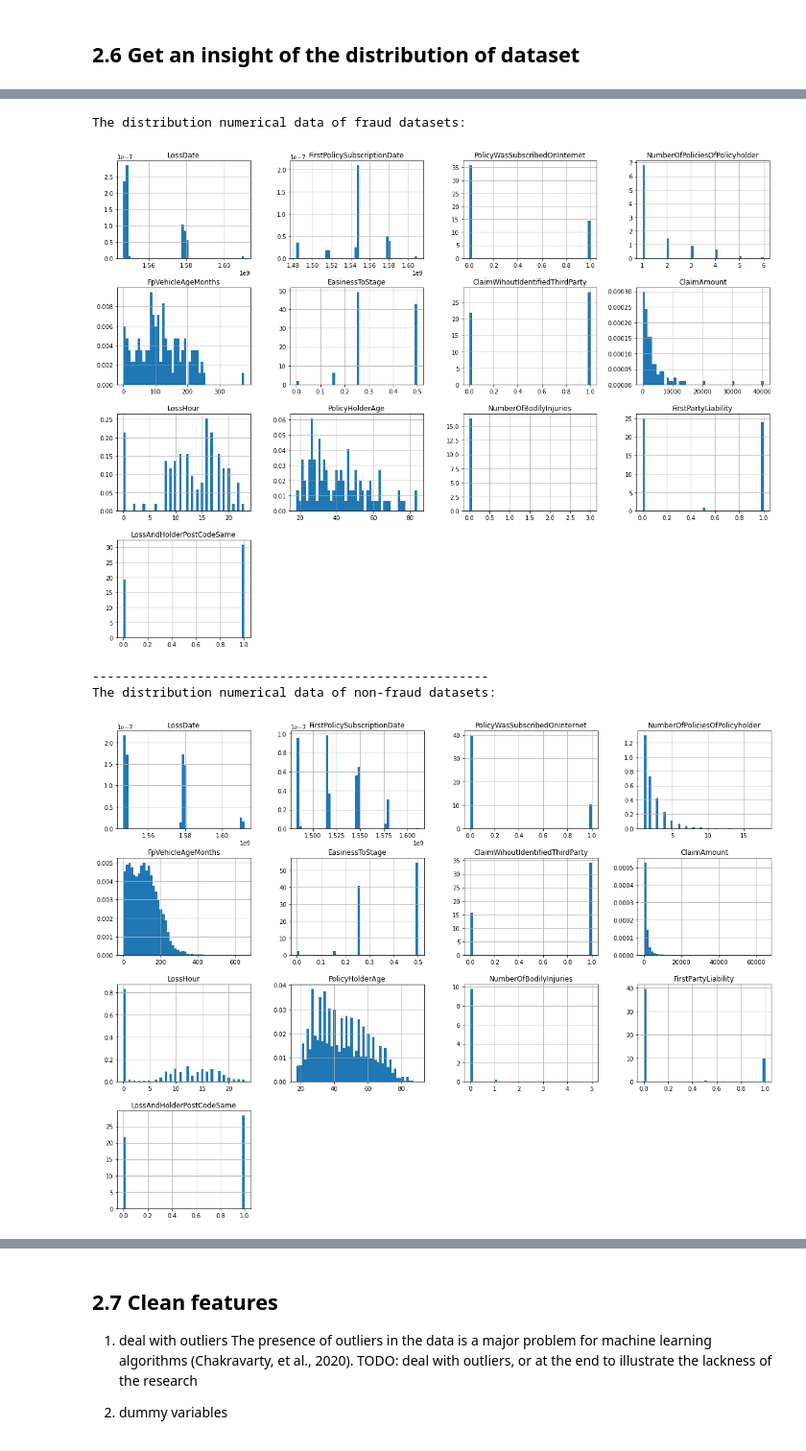
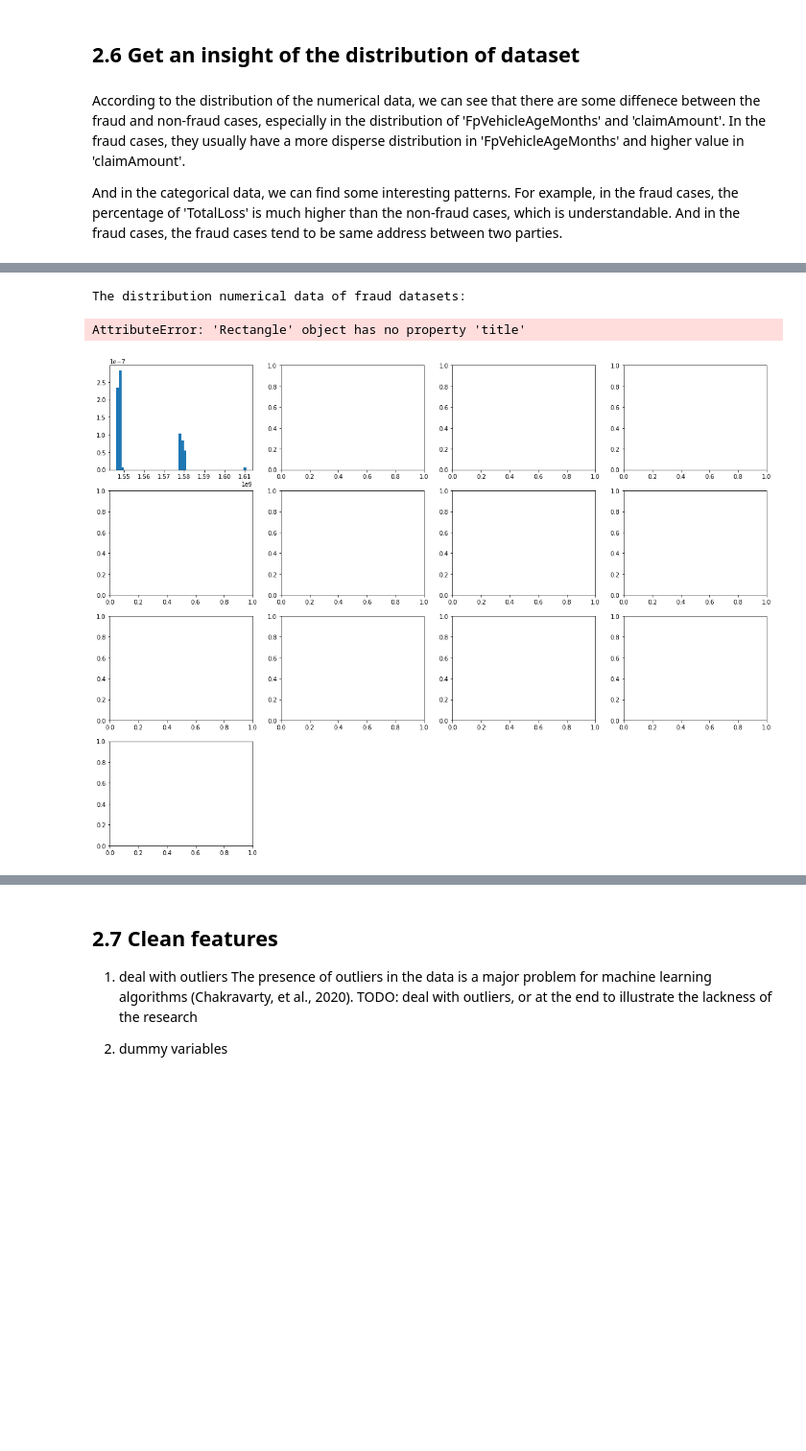
Before and after one commit to ba-group-projects/insurance-fraud-detection, a Jupyter notebook: main-update.ipynb, the cells around one changed output, grey strips where cells are left out. Shown at 96% size. Drawn from its saved outputs; the diff is of its cells as text; code cells hidden in the pictures; blank space fills up the shorter version.

```diff
--- a/main-update.ipynb
+++ b/main-update.ipynb
@@ -354,6 +354,10 @@ df['LossDate'] = df['LossDate'].apply(lambda x:datetime.datetime.strptime(x,'%d.
 df['FirstPolicySubscriptionDate'] = df['FirstPolicySubscriptionDate'].apply(lambda x:datetime.datetime.strptime(x,'%d.%M.%y').timestamp())
 # %% [markdown]
 ## 2.6 Get an insight of the distribution of dataset
+# %% [markdown]
+According to the distribution of the numerical data, we can see that there are some diffenece between the fraud and non-fraud cases, especially in the distribution of 'FpVehicleAgeMonths' and 'claimAmount'. In the fraud cases, they usually have a more disperse distribution in 'FpVehicleAgeMonths' and higher value in 'claimAmount'.
+
+And in the categorical data, we can find some interesting patterns. For example, in the fraud cases, the percentage of 'TotalLoss' is much higher than the non-fraud cases, which is understandable. And in the fraud cases, the fraud cases tend to be same address between two parties.
 # %%
 # get the datasets that are fraud cases and non-fraud cases
 df_fraud = df[df['Fraud'] == 1]
@@ -392,19 +396,17 @@ dtype: float64
 # %%
 # plot the distribution of fraud datasets
 print('The distribution numerical data of fraud datasets:')
-df_fraud.iloc[:,:-1].hist(bins=50, figsize=(20,15),density=True, xlabelsize=10, ylabelsize=10)
+df_fraud.iloc[:,:-1].hist(bins=50, figsize=(20,15),density=True, xlabelsize=10, ylabelsize=10,title="Figure 1: Distribution of numerical data of fraud datasets")
 plt.show()
 print('-----------------------------------------------------')
 
 # plot the distribution of non-fraud datasets
 print('The distribution numerical data of non-fraud datasets:')
-df_non_fraud.iloc[:,:-1].hist(bins=50, figsize=(20,15),density=True, xlabelsize=10, ylabelsize=10)
+df_non_fraud.iloc[:,:-1].hist(bins=50, figsize=(20,15),density=True, xlabelsize=10, ylabelsize=10,title="Figure 2: Distribution of numerical data of non-fraud datasets")
 plt.show()
 
 # TODO show the classification of categorical data
 # %% [output]
 The distribution numerical data of fraud datasets:
+AttributeError: 'Rectangle' object has no property 'title'
-[figure, old version]
+[figure, new version]
------------------------------------------------------
-The distribution numerical data of non-fraud datasets:
-[figure, removed]
```
Also changed, not shown: parts of 3 cells of this notebook.
